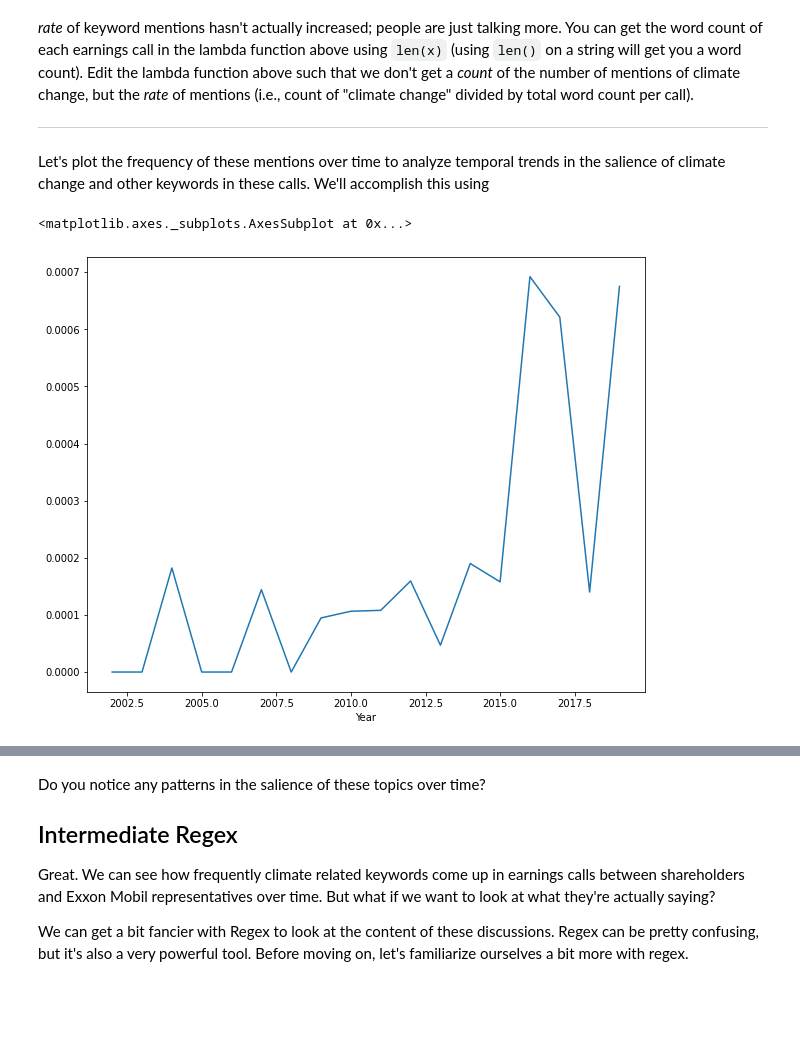
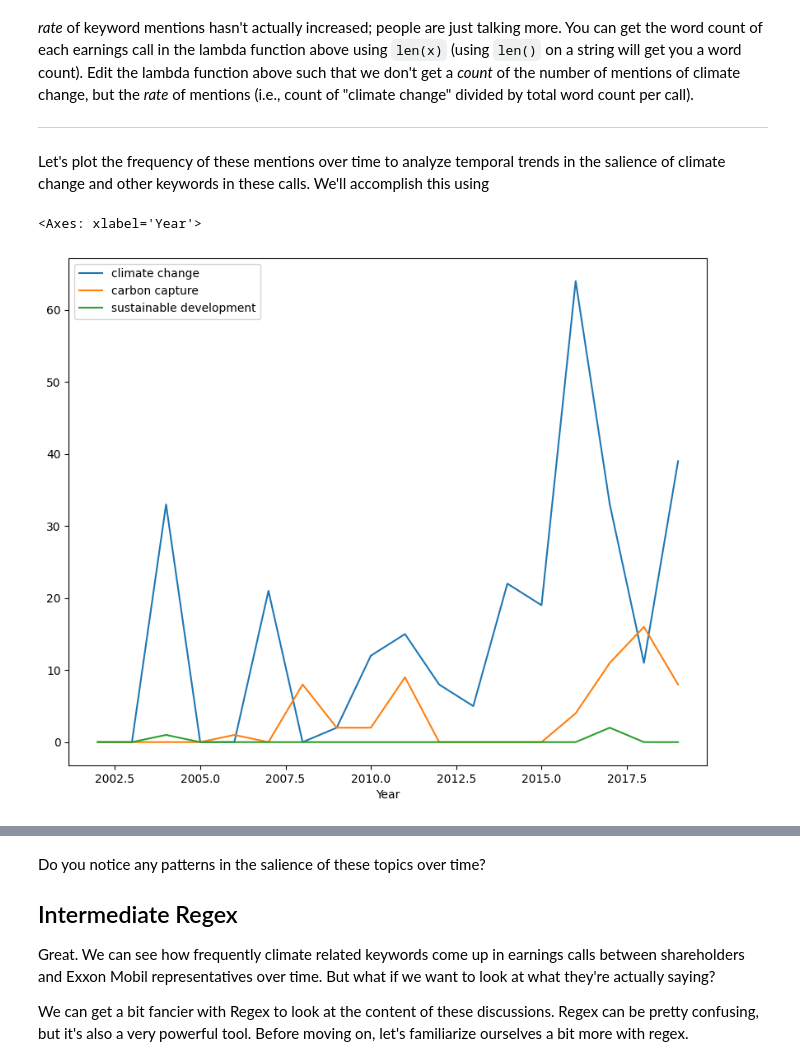
Before and after one commit to pppppenny/QM2, a Jupyter notebook: notebooks/W04. Natural Language Processing.ipynb, the cells around one changed output, grey strips where cells are left out. Cells and saved outputs as stored; diff of their text form; code cells hidden in the pictures; blank space fills up the shorter version.

```diff
--- a/notebooks/W04. Natural Language Processing.ipynb
+++ b/notebooks/W04. Natural Language Processing.ipynb
@@ -273,16 +293,20 @@ Advanced: Our current measure of the number of mentions of keywords might be bia
 
 
 Let's plot the frequency of these mentions over time to analyze temporal trends in the salience of climate change and other keywords in these calls. We'll accomplish this using
+# %%
+df['global warming']=df['Text'].apply(lambda x: len(re.findall(r'global warming', x, re.IGNORECASE)))
+df['carbon capture']=df['Text'].apply(lambda x: len(re.findall(r'carbon capture', x, re.IGNORECASE)))
+df['sustainable development']=df['Text'].apply(lambda x: len(re.findall(r'sustainable development', x, re.IGNORECASE)))
 # %%
 # extract the year from the date column
 df['Year']=df['Date'].dt.year
 
 # group the dataframe by year, calculating the sum of the "climate change" column
 # save it as a new dataframe called "yearly"
-yearly=df.groupby('Year')['climate change'].sum()
+yearly=df.groupby('Year')['climate change','carbon capture','sustainable development'].sum()
 
 # plot yearly
 yearly.plot()
 # %% [output]
-<matplotlib.axes._subplots.AxesSubplot at 0x...>
+<Axes: xlabel='Year'>
-[figure, old version]
+[figure, new version]
```
Also changed, not shown: parts of 19 cells of this notebook.
